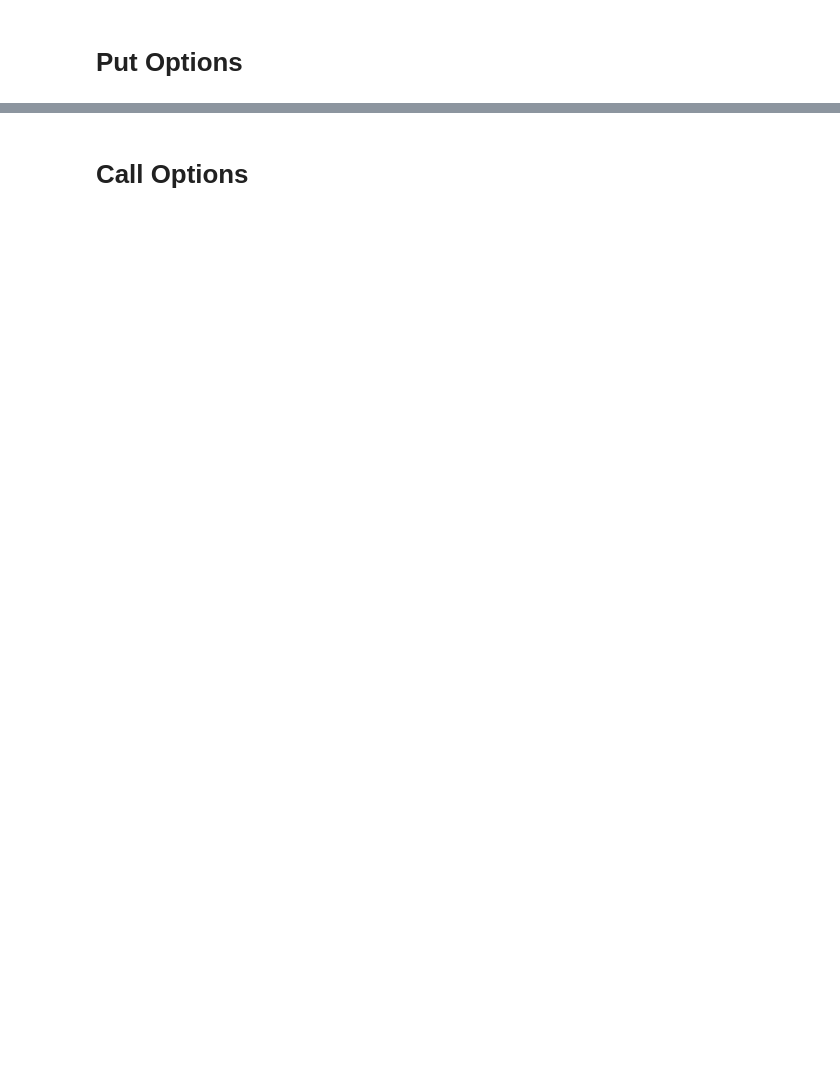
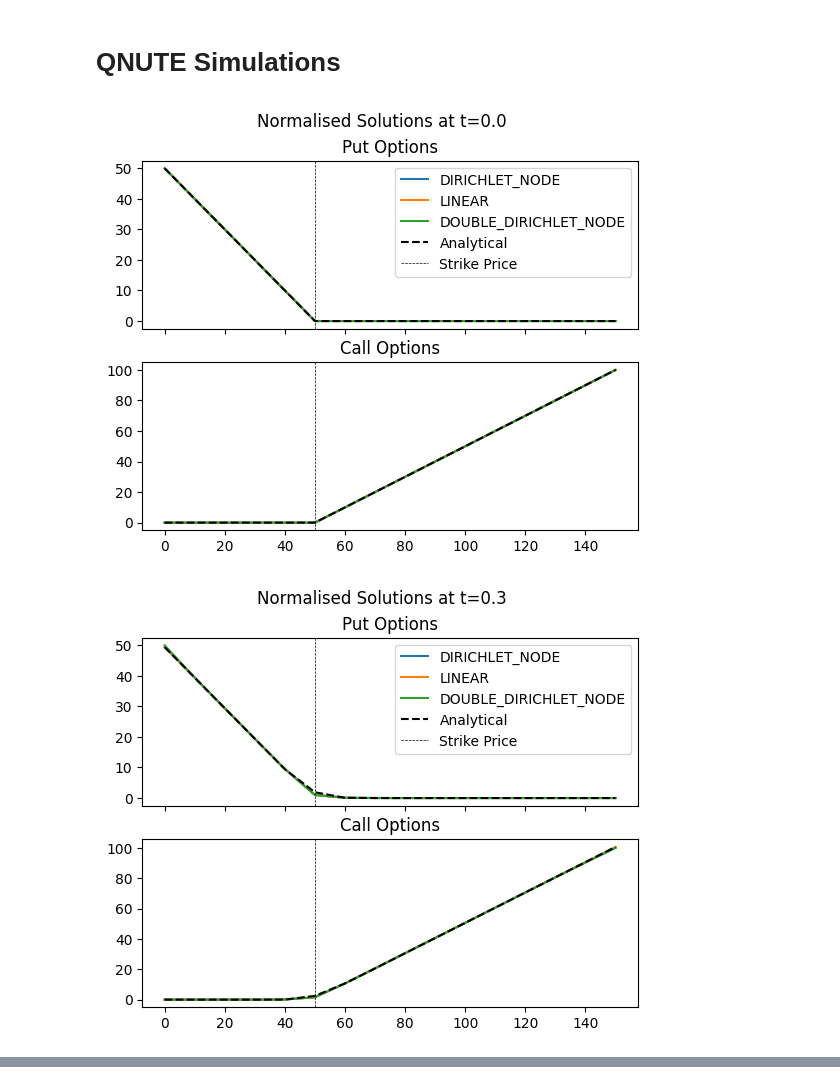
Before and after one commit to KnightShuffler/Quantum-Non-Unitary-Time-Evolution-Public-, a Jupyter notebook: sandbox.ipynb, the cells around one changed output, grey strips where cells are left out. Cells and saved outputs as stored; diff of their text form; code cells hidden in the pictures; blank space fills up the shorter version.

```diff
--- a/sandbox.ipynb
+++ b/sandbox.ipynb
@@ -131,8 +154,8 @@ from qnute.simulation.numerical_sim import qnute, qnute_logger
 from qnute.simulation.parameters import QNUTE_params as Params
 qnute_logger.setLevel(logging.INFO)
 
-T = 1.5
-Nt = 500
+T = 3
+Nt = 1000
 dt = T/Nt
 
 psiPut = Vput / (cPut:=np.linalg.norm(Vput))
@@ -144,7 +167,7 @@ solutionsCal = np.zeros((len(BoundaryConditions), Nt+1, N),np.float64)
 for i,H in enumerate(BSHams):
     logging.info('Running Boundary conditions: %s', BoundaryConditions(i).name)
     params = Params(H*(-1), 1, n)
-    params.load_hamiltonian_params(4,[list(range(4))],True,True)
+    params.load_hamiltonian_params(4,[[0,1,2,3]],True,True)
     params.set_run_params(dt, 0.1, Nt, 0, None, init_sv=psiCal, trotter_flag=True)
     out = qnute(params, log_frequency=500, c0 = cCal)
     solutionsCal[i,:,:] = out.svs.real
@@ -152,7 +175,7 @@ for i,H in enumerate(BSHams):
         solutionsCal[i,ti,:] *= np.prod(out.c_list[0:ti+1])
 
     params.set_run_params(dt, 0.1, Nt, 0, None, init_sv=psiPut, trotter_flag=True)
-    out = qnute(params, log_frequency=100, c0 = cPut)
+    out = qnute(params, log_frequency=500, c0 = cPut)
     solutionsPut[i,:,:] = out.svs.real
     for ti in range(Nt+1):
         solutionsPut[i,ti,:] *= np.prod(out.c_list[0:ti+1])
@@ -160,7 +201,7 @@ for i,H in enumerate(BSHams):
 from scipy.stats import norm
 
 def C(S,t):
-    d_plus = (np.log(S/K) + (r+sigma**2/2*(T-t)))/(sigma*np.sqrt(T-t))
+    d_plus = (np.log(S/K) + (r+sigma**2/2)*(T-t)) / (sigma*np.sqrt(T-t))
     d_minus = d_plus - (sigma*np.sqrt(T-t))
 
     return norm.cdf(d_plus)*S - norm.cdf(d_minus) * K * np.exp(-r*(T-t))
@@ -179,18 +220,25 @@ PSolsAnalytical[Nt,:] = Vput
 for ti in range(Nt):
     for Si,S in enumerate(np.linspace(0,Smax,N)):
         PSolsAnalytical[ti,Si] = P(S, ti*dt)
-
-for i in range(0,Nt+1,200):
-    plt.plot(np.linspace(0,Smax,N), PSolsAnalytical[i,:],label=f'{i=}')
-plt.legend()
-plt.show()
-# %% [markdown]
-# Put Options
+# %% [markdown]
+# QNUTE Simulations
 # %%
 for ti in range(0,Nt+1,100):
-    for i in range(4):
-        plt.plot(x,np.abs((sol:=solutionsPut[i,ti,:])/np.linalg.norm(sol)), label=BoundaryConditions(i).name)
-    plt.plot(x,PSolsAnalytical[Nt-ti,:]/np.linalg.norm(PSolsAnalytical[Nt-ti,:]),label='Analytical', linestyle='dashed',color='k')
-    plt.legend()
-    plt.title(f'Normalised Solutions at t={ti*dt}')
+    fig,axs = plt.subplots(2,1,sharex=True)
+    for i,BC in enumerate(BoundaryConditions):
+        if BC in [BoundaryConditions.PDE, BoundaryConditions.ZERO_AFTER]:
+            continue
+        axs[0].plot(x,np.abs((sol:=solutionsPut[i,ti,:])), label=BoundaryConditions(i).name)
+        axs[1].plot(x,np.abs((sol:=solutionsCal[i,ti,:])), label=BoundaryConditions(i).name)
+    axs[0].plot(x,PSolsAnalytical[Nt-ti,:],label='Analytical', linestyle='dashed',color='k')
+    axs[1].plot(x,CSolsAnalytical[Nt-ti,:],label='Analytical', linestyle='dashed',color='k')
+    axs[0].axvline(x=K,linestyle='dashed',color='black',linewidth=0.5,label='Strike Price')
+    axs[1].axvline(x=K,linestyle='dashed',color='black',linewidth=0.5)
+    axs[0].legend()
+    fig.suptitle(f'Normalised Solutions at t={ti*dt}')
+    axs[0].set_title('Put Options')
+    axs[1].set_title('Call Options')
     plt.show()
+# %% [output]
+[figure, added]
+[figure, added]
@@ -197,2 +253,0 @@ for ti in range(0,Nt+1,100):
-# %% [markdown]
-# Call Options
```
Also changed, not shown: parts of 9 cells of this notebook.
